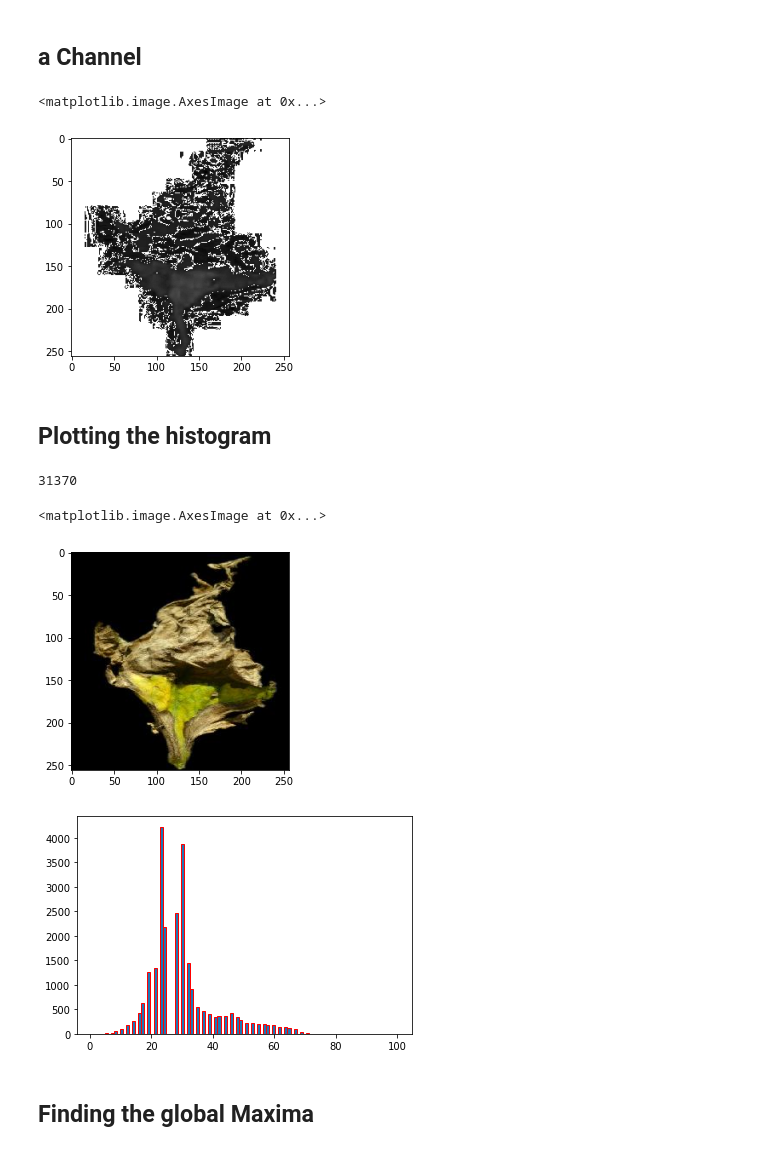
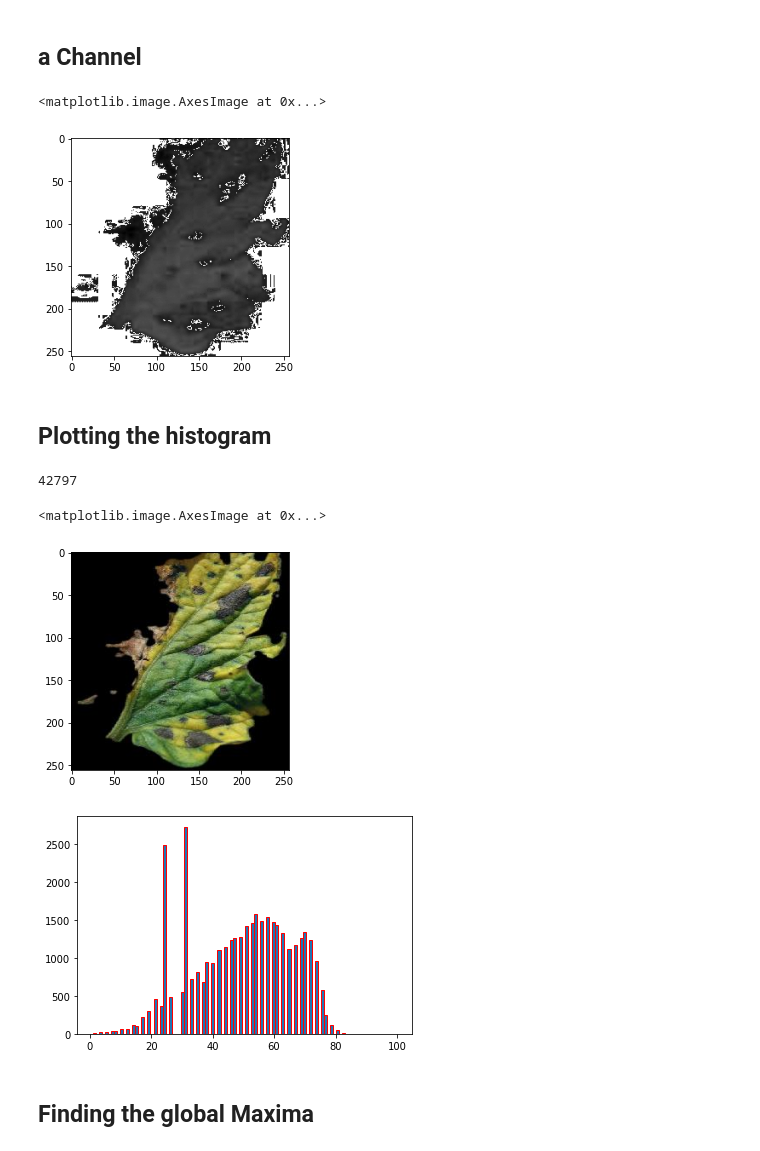
Before and after one commit to ascii-monk123/Tomato-Leaf-Disease-Quantification, a Jupyter notebook: lab.ipynb, the cells around one changed output. Cells and saved outputs as stored; diff of their text form; code cells hidden in the pictures.

```diff
--- a/lab.ipynb
+++ b/lab.ipynb
@@ -6,7 +6,7 @@ import numpy as np
 import math
 # %%
 
-l1=cv2.cvtColor(cv2.imread('/home/aahan/Documents/Minor Project/Tomato Early Blight/EB1.jpg'),cv2.COLOR_BGR2RGB)
+l1=cv2.cvtColor(cv2.imread('D:\Minor\Tomato-Leaf-Disease-Quantification\Tomato Early Blight\EB1.jpg'),cv2.COLOR_BGR2RGB)
 rows,col,channels=l1.shape
 ims=cv2.cvtColor(l1,cv2.COLOR_RGB2LAB)
 c=ims[:,:,2]
@@ -95,10 +94,10 @@ labArr=np.array(labArr).reshape(rows,col,channels)
 
 <h2>a Channel</h2>
 # %%
-diseases=['Tomato Early Blight/EB','Tomato Late Blight/LB']
+diseases=['Tomato Early Blight\EB','Tomato Late Blight\LB']
 sampleNo=50
-disIndex=1
-l1=cv2.cvtColor(cv2.imread('/home/aahan/Documents/Minor Project/{}{}.jpg'.format(diseases[disIndex],sampleNo)),cv2.COLOR_BGR2LAB)
+disIndex=0
+l1=cv2.cvtColor(cv2.imread('D:\Minor\Tomato-Leaf-Disease-Quantification\{}{}.jpg'.format(diseases[disIndex],sampleNo)),cv2.COLOR_BGR2LAB)
 cp=l1.copy()
 
 lchannel=l1[:,:,1]
@@ -117,7 +116,7 @@ lchannel=np.copy(lchannelDup)
 plt.imshow(lchannel,cmap='gray')
 # %% [output]
 <matplotlib.image.AxesImage at 0x...>
-[figure, old version]
+[figure, new version]
 # %% [markdown]
 <h2>Plotting the histogram</h2>
 # %%
@@ -130,41 +129,41 @@ minP,maxP=np.amin(lchannel),np.amax(lchannel)
 for index,pixel in enumerate(lchannel):
     lchannel[index]=(((pixel-minP)/(maxP-minP)))*255
 lchannel=lchannel.reshape(rows,cols)
 # plt.imshow(lchannel,cmap='gray')
 
 totalLeafPix=0
 # lchannelDup=lchannel.copy().flatten()
 # for index,ele in enumerate(lchannelDup):
 #     if ele==255:
 #         lchannelDup[index]=0
 #         continue
 #     lchannelDup[index]=255
 # lchannelDup=np.array(lchannelDup.reshape(rows,cols),dtype=np.uint8)
 # kernel=np.ones((2,2),np.uint8)
 # ed=cv2.erode(lchannelDup,kernel,iterations=2)
 # plt.imshow(ed,cmap='gray')
 # #calculating total leaf area
 # for inde,pixel in enumerate(ed.flatten()):
 #     if pixel==255:
 #         totalLeafPix+=1
 #     else:
 #         continue
-l2=cv2.cvtColor(cv2.imread('/home/aahan/Documents/Minor Project/{}{}.jpg'.format(diseases[disIndex],sampleNo)),cv2.COLOR_BGR2RGB)
+l2=cv2.cvtColor(cv2.imread('D:\Minor\Tomato-Leaf-Disease-Quantification\{}{}.jpg'.format(diseases[disIndex],sampleNo)),cv2.COLOR_BGR2RGB)
 for _,ele in enumerate(l2.reshape(-1,3)):
     if ele[0]==0 and ele[1]==0 and ele[2]==0:
         continue
     totalLeafPix+=1
 print(totalLeafPix)
 plt.imshow(l2)
 # %% [output]
-31370
+42797
 <matplotlib.image.AxesImage at 0x...>
-[figure, old version]
+[figure, new version]
 # %%
 histo,bins,_=plt.hist(lchannel.flat,bins=100,range=(1,100),ec='red')
 plt.show()
 # %% [output]
-[figure, old version]
+[figure, new version]
 # %% [markdown]
 <h2>Finding the global Maxima</h2>
 # %%
```
Also changed, not shown: parts of 4 cells of this notebook, 4 other files.
